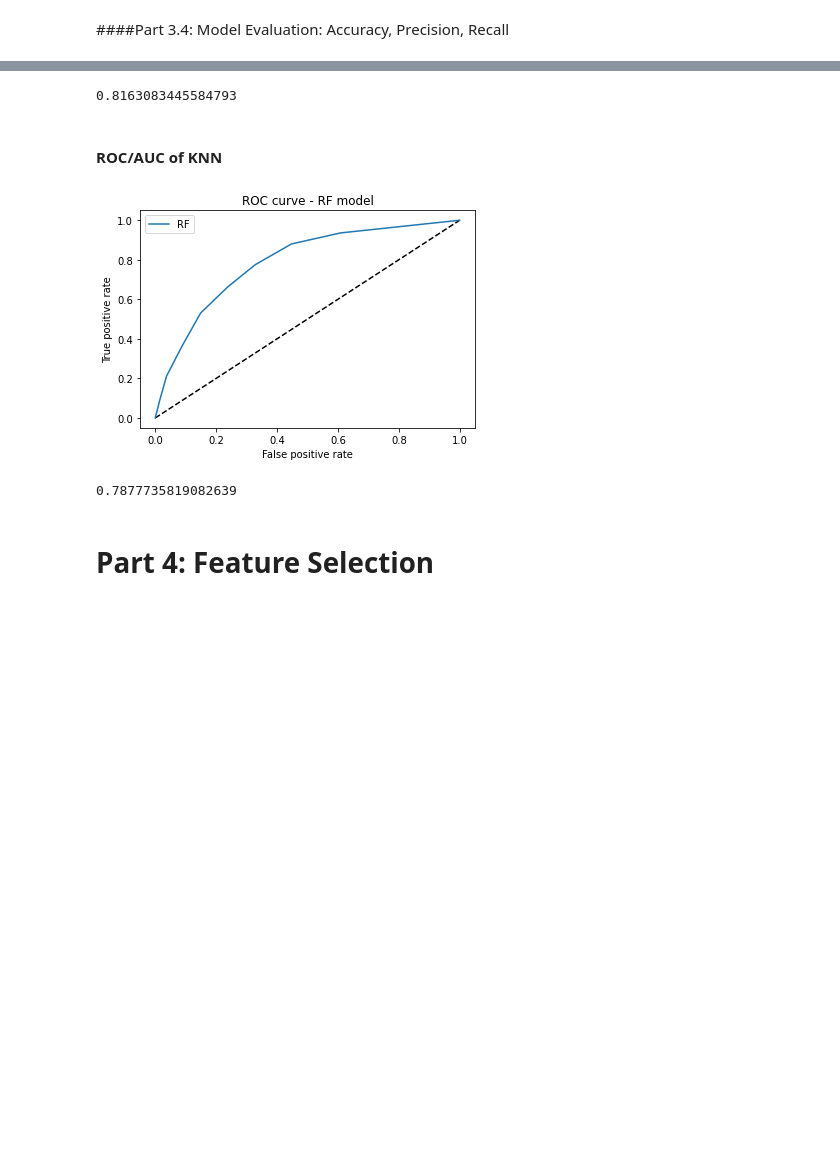
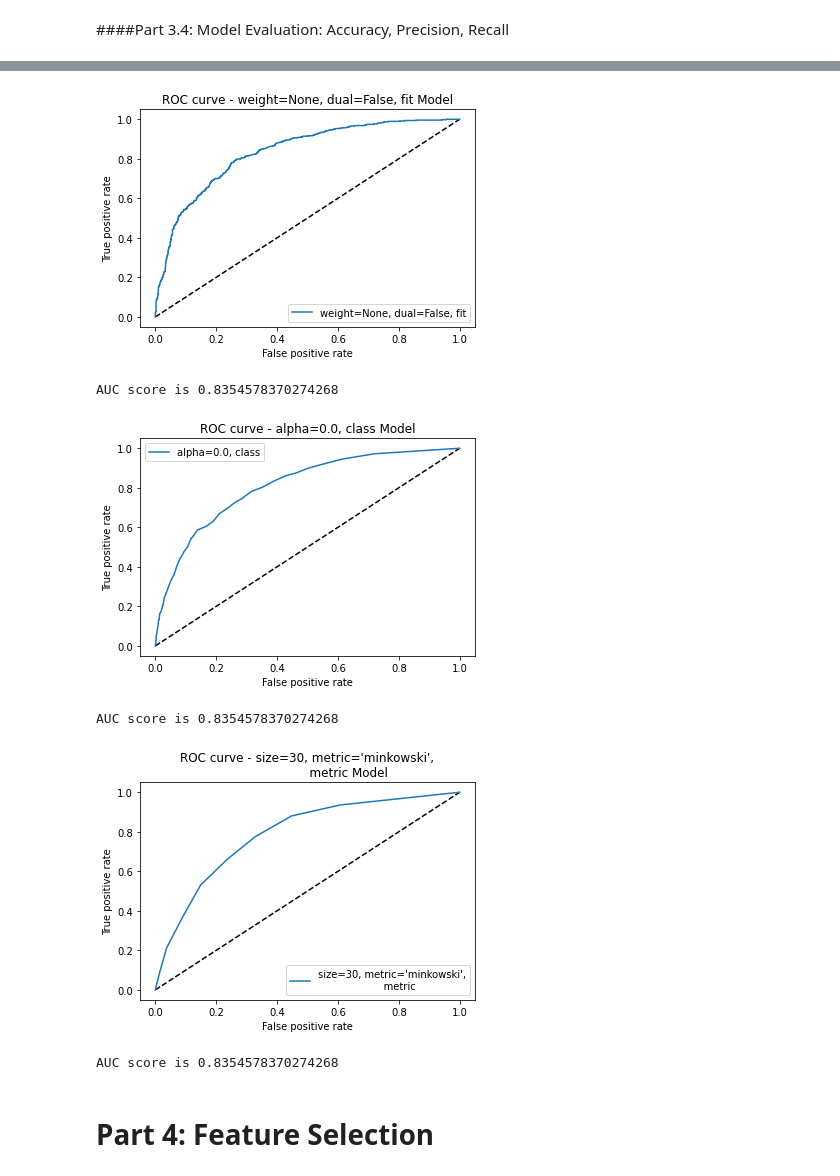
Before and after one commit to Yumian-Cui/model-prediction, a Jupyter notebook: Telco_customer_churn_prediction.ipynb, the cells around one changed output, grey strips where cells are left out. Cells and saved outputs as stored; diff of their text form; code cells hidden in the pictures; blank space fills up the shorter version.

```diff
--- a/Telco_customer_churn_prediction.ipynb
+++ b/Telco_customer_churn_prediction.ipynb
@@ -515,4 +505 @@ classifier_KNN = KNeighborsClassifier()
 classifier_RF = RandomForestClassifier()
-# %%
-# Train the model
-classifier_logistic.fit(X_train, y_train)
@@ -760,17 +736,16 @@ recall is: 0.5310492505353319
 # %%
 from sklearn.metrics import roc_curve
 from sklearn import metrics
-# %%
-# Use predict_proba to get the probability results of Logistic Regression
-y_pred_lr = best_LR_model.predict_proba(X_test)[:, 1]
-fpr_lr, tpr_lr, thresh = roc_curve(y_test, y_pred_lr)
 # %%
-# ROC Curve
-plt.figure(1)
-plt.plot([0, 1], [0, 1], 'k--')
-plt.plot(fpr_lr, tpr_lr, label='LR')
-plt.xlabel('False positive rate')
-plt.ylabel('True positive rate')
-plt.title('ROC curve - LR Model')
-plt.legend(loc='best')
-plt.show()
+def ROC_AUC(model):
+  y_pred_model = model.predict_proba(X_test)[:, 1]
+  fpr_lr, tpr_lr, thresh = roc_curve(y_test, y_pred_model)
+
+  plt.figure(1)
+  plt.plot([0, 1], [0, 1], 'k--')
+  plt.plot(fpr_lr, tpr_lr, label=str(model).split("_")[1])
+  plt.xlabel('False positive rate')
+  plt.ylabel('True positive rate')
+  plt.title('ROC curve - {} Model'.format(str(model).split("_")[1]))
+  plt.legend(loc='best')
+  plt.show()
@@ -802,9 +751,0 @@ plt.show()
-# %%
-from sklearn import metrics
-
-# AUC score
-metrics.auc(fpr_rf,tpr_rf)
-# %% [output]
-0.8163083445584793
-# %% [markdown]
-#### ROC/AUC of KNN
@@ -815,19 +752,16 @@ fpr_knn, tpr_knn, thresh = roc_curve(y_test, y_pred_knn)
-# %%
-# ROC curve of Random Forest result
-plt.figure(1) # number identifier
-plt.plot([0, 1], [0, 1], 'k--') # k -> black color, -- line style
-plt.plot(fpr_knn, tpr_knn, label='RF')
-plt.xlabel('False positive rate')
-plt.ylabel('True positive rate')
-plt.title('ROC curve - RF model')
-plt.legend(loc='best') # legend location, 'best' default
-plt.show()
-# %% [output]
-[figure, removed]
-# %%
-metrics.auc(fpr_knn,tpr_knn)
-# %% [output]
-0.7877735819082639
+# %%
+model_list = [best_LR_model,best_RF_model,best_KNN_model]
+for model in model_list:
+  ROC_AUC(model)
+  AUC_score = metrics.auc(fpr_lr,tpr_lr)
+  print("AUC score is", AUC_score)
+# %% [output]
+[figure, added]
+AUC score is 0.8354578370274268
+[figure, added]
+AUC score is 0.8354578370274268
+[figure, added]
+AUC score is 0.8354578370274268
 # %% [markdown]
 # Part 4: Feature Selection
 # %% [markdown]
```
Also changed, not shown: parts of 22 cells of this notebook.
